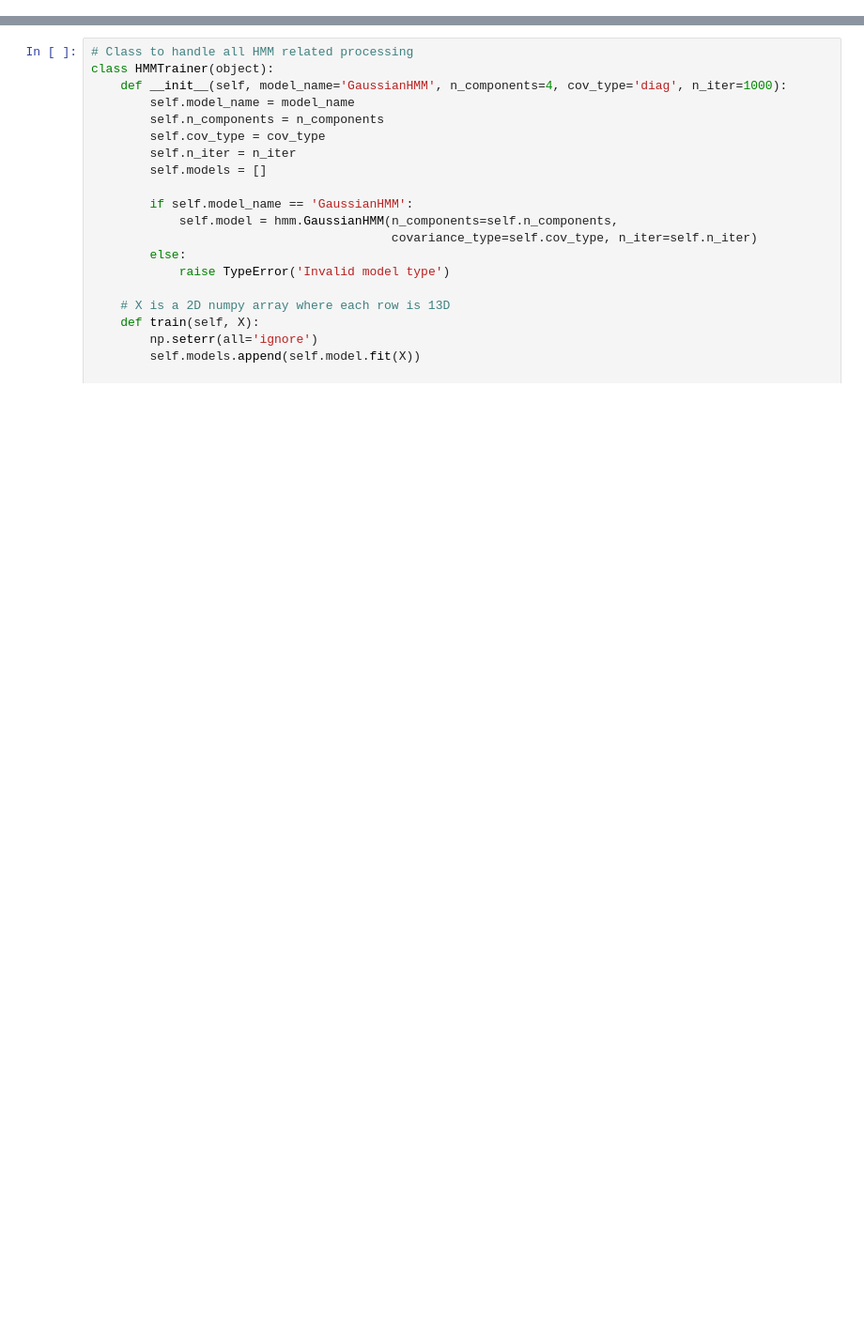
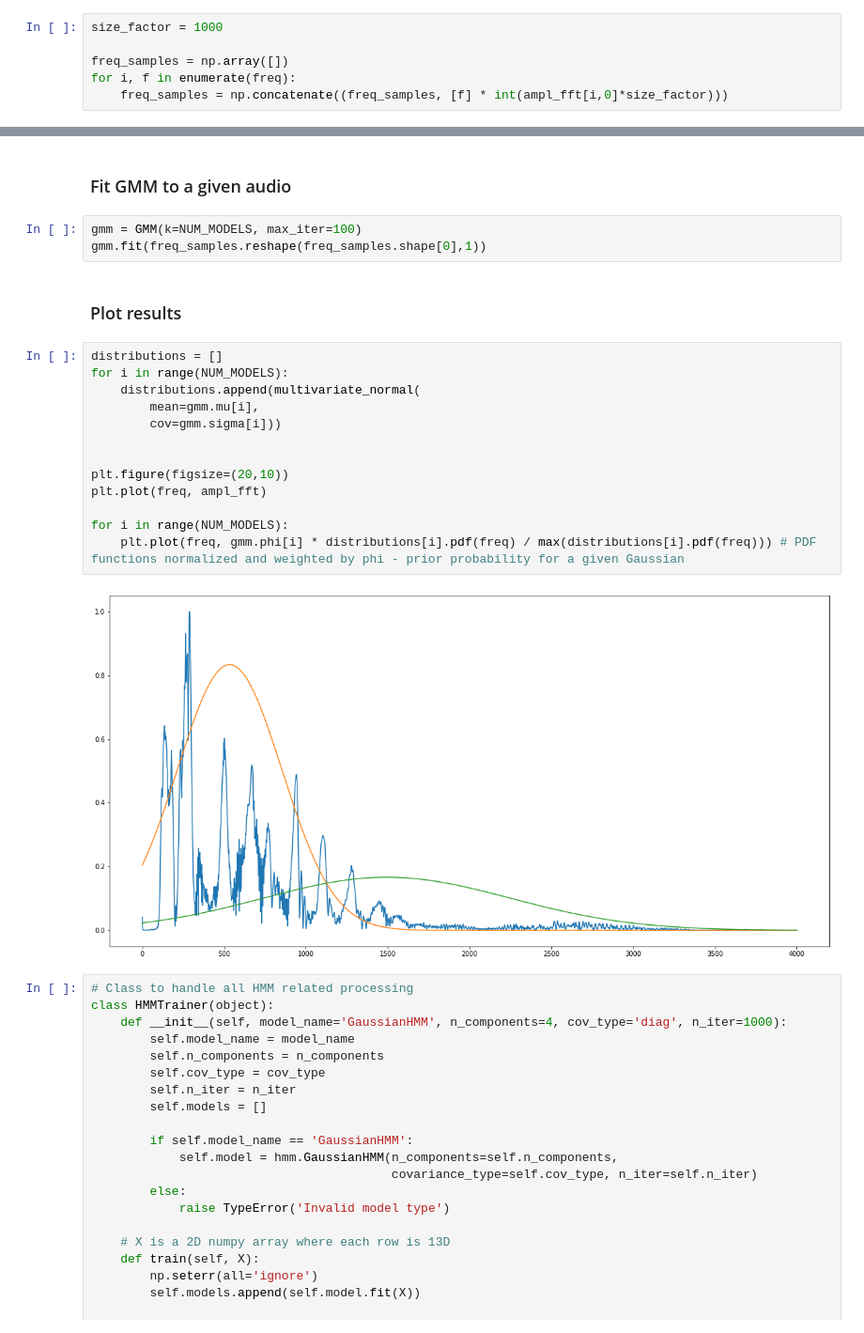
Before and after one commit to greg9702/GMM-ASR, a Jupyter notebook: project.ipynb, the cells around one changed output, grey strips where cells are left out. Shown at 94% size. Drawn from its saved outputs; the diff is of its cells as text; blank space fills up the shorter version.

```diff
--- a/project.ipynb
+++ b/project.ipynb
@@ -15,0 +42,6 @@ PRINT_FREQ = 500
+# %%
+size_factor = 1000
+
+freq_samples = np.array([])
+for i, f in enumerate(freq):
+    freq_samples = np.concatenate((freq_samples, [f] * int(ampl_fft[i,0]*size_factor)))
@@ -16,3 +113,25 @@ PRINT_FREQ = 500
+# %% [markdown]
+### Fit GMM to a given audio
+# %%
+gmm = GMM(k=NUM_MODELS, max_iter=100)
+gmm.fit(freq_samples.reshape(freq_samples.shape[0],1))
+# %% [markdown]
+### Plot results
+# %%
+distributions = []
+for i in range(NUM_MODELS):
+    distributions.append(multivariate_normal(
+        mean=gmm.mu[i],
+        cov=gmm.sigma[i]))
+
+
+plt.figure(figsize=(20,10))
+plt.plot(freq, ampl_fft)
+
+for i in range(NUM_MODELS):
+    plt.plot(freq, gmm.phi[i] * distributions[i].pdf(freq) / max(distributions[i].pdf(freq))) # PDF functions normalized and weighted by phi - prior probability for a given Gaussian
+# %% [output]
+[figure, added]
 # %%
 # Class to handle all HMM related processing
 class HMMTrainer(object):
```
Also changed, not shown: parts of 11 cells of this notebook.
